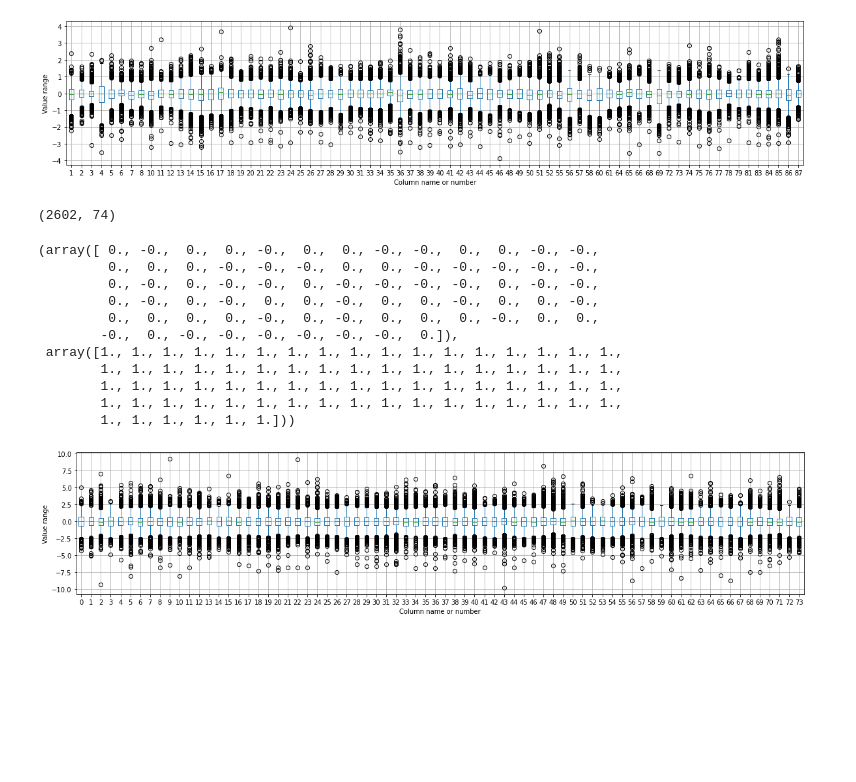
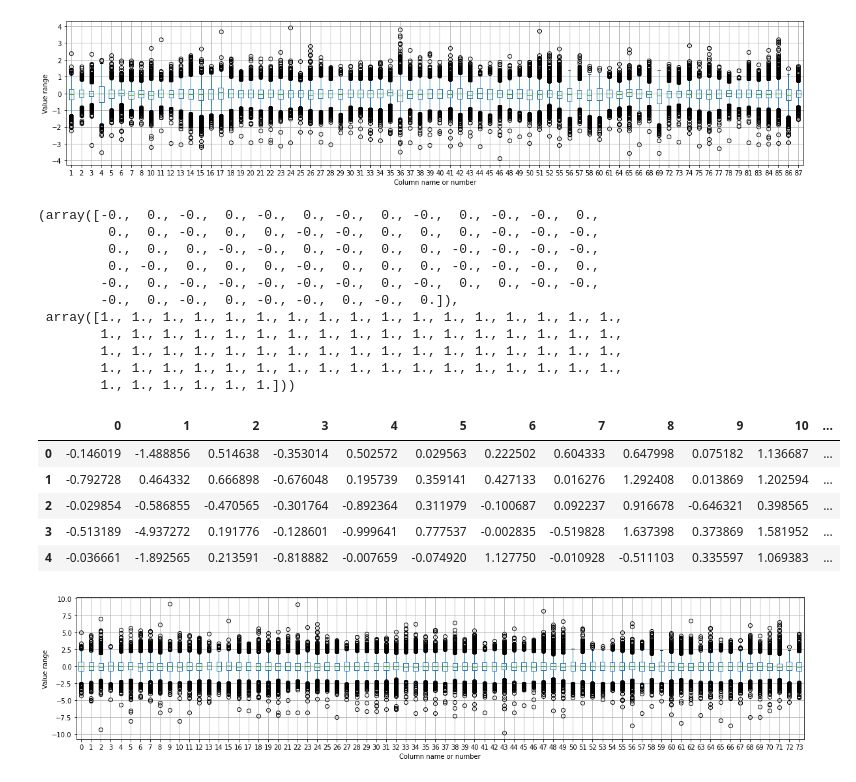
Before and after one commit to skumarudel/DSPS_SKumar, a Jupyter notebook: HW7/ClusteringGenes.ipynb, the cells around one changed output. Drawn from its saved outputs; the diff is of its cells as text; code cells hidden in the pictures; blank space fills up the shorter version.

```diff
--- a/HW7/ClusteringGenes.ipynb
+++ b/HW7/ClusteringGenes.ipynb
@@ -71,25 +71,28 @@ axes.set_ylabel('Value range');
 # %% [output]
 [figure]
 # %%
-df_scale = pd.DataFrame(skl.preprocessing.scale(df, axis=0))
+scaledgenes = pd.DataFrame(skl.preprocessing.scale(df, axis=0))
+scaledgenes.mean(0).to_numpy().round(2), scaledgenes.std(0).to_numpy().round(2)
+# %% [output]
+(array([-0.,  0., -0.,  0., -0.,  0., -0.,  0., -0.,  0., -0., -0.,  0.,
+         0.,  0., -0.,  0.,  0., -0., -0.,  0.,  0.,  0., -0., -0., -0.,
+         0.,  0.,  0., -0., -0.,  0., -0.,  0.,  0., -0., -0., -0., -0.,
+         0., -0.,  0.,  0.,  0., -0.,  0.,  0.,  0., -0., -0., -0.,  0.,
+        -0.,  0., -0., -0., -0., -0., -0.,  0., -0.,  0.,  0., -0., -0.,
+        -0.,  0., -0.,  0., -0., -0.,  0., -0.,  0.]),
+ array([1., 1., 1., 1., 1., 1., 1., 1., 1., 1., 1., 1., 1., 1., 1., 1., 1.,
+        1., 1., 1., 1., 1., 1., 1., 1., 1., 1., 1., 1., 1., 1., 1., 1., 1.,
+        1., 1., 1., 1., 1., 1., 1., 1., 1., 1., 1., 1., 1., 1., 1., 1., 1.,
+        1., 1., 1., 1., 1., 1., 1., 1., 1., 1., 1., 1., 1., 1., 1., 1., 1.,
+        1., 1., 1., 1., 1., 1.]))
-# %%
-df_scale.shape
-# %% [output]
-(2602, 74)
-# %%
-scaledgenes = skl.preprocessing.scale(df.to_numpy())
-scaledgenes.mean(0).round(2), scaledgenes.std(0)
-# %% [output]
-(array([ 0., -0.,  0.,  0., -0.,  0.,  0., -0., -0.,  0.,  0., -0., -0.,
-         0.,  0.,  0., -0., -0., -0.,  0.,  0., -0., -0., -0., -0., -0.,
-         0., -0.,  0., -0., -0.,  0., -0., -0., -0., -0.,  0., -0., -0.,
-         0., -0.,  0., -0.,  0.,  0., -0.,  0.,  0., -0.,  0.,  0., -0.,
-         0.,  0.,  0.,  0., -0.,  0., -0.,  0.,  0.,  0., -0.,  0.,  0.,
-        -0.,  0., -0., -0., -0., -0., -0., -0.,  0.]),
- array([1., 1., 1., 1., 1., 1., 1., 1., 1., 1., 1., 1., 1., 1., 1., 1., 1.,
-        1., 1., 1., 1., 1., 1., 1., 1., 1., 1., 1., 1., 1., 1., 1., 1., 1.,
-        1., 1., 1., 1., 1., 1., 1., 1., 1., 1., 1., 1., 1., 1., 1., 1., 1.,
-        1., 1., 1., 1., 1., 1., 1., 1., 1., 1., 1., 1., 1., 1., 1., 1., 1.,
-        1., 1., 1., 1., 1., 1.]))
+# %%
+scaledgenes.head()
+# %% [output]
+|  | 0 | 1 | 2 | 3 | 4 | 5 | 6 | 7 | 8 | 9 | 10 | ... |
+| 0 | -0.146019 | -1.488856 | 0.514638 | -0.353014 | 0.502572 | 0.029563 | 0.222502 | 0.604333 | 0.647998 | 0.075182 | 1.136687 | ... |
+| 1 | -0.792728 | 0.464332 | 0.666898 | -0.676048 | 0.195739 | 0.359141 | 0.427133 | 0.016276 | 1.292408 | 0.013869 | 1.202594 | ... |
+| 2 | -0.029854 | -0.586855 | -0.470565 | -0.301764 | -0.892364 | 0.311979 | -0.100687 | 0.092237 | 0.916678 | -0.646321 | 0.398565 | ... |
+| 3 | -0.513189 | -4.937272 | 0.191776 | -0.128601 | -0.999641 | 0.777537 | -0.002835 | -0.519828 | 1.637398 | 0.373869 | 1.581952 | ... |
+| 4 | -0.036661 | -1.892565 | 0.213591 | -0.818882 | -0.007659 | -0.074920 | 1.127750 | -0.010928 | -0.511103 | 0.335597 | 1.069383 | ... |
 # %%
 fig,axes = plt.subplots(figsize=(20,4))
```
Also changed, not shown: parts of 9 cells of this notebook.
